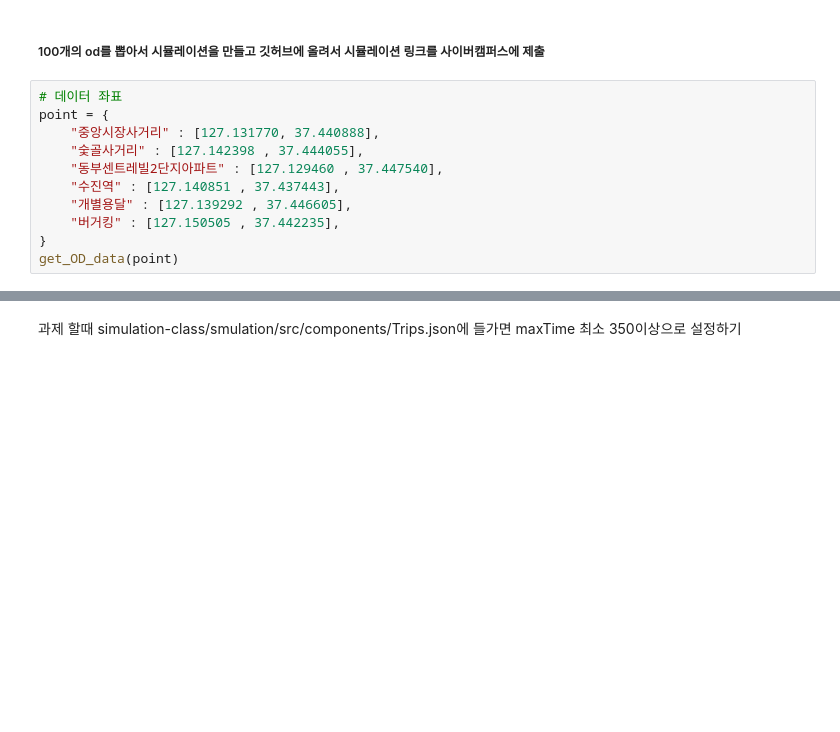
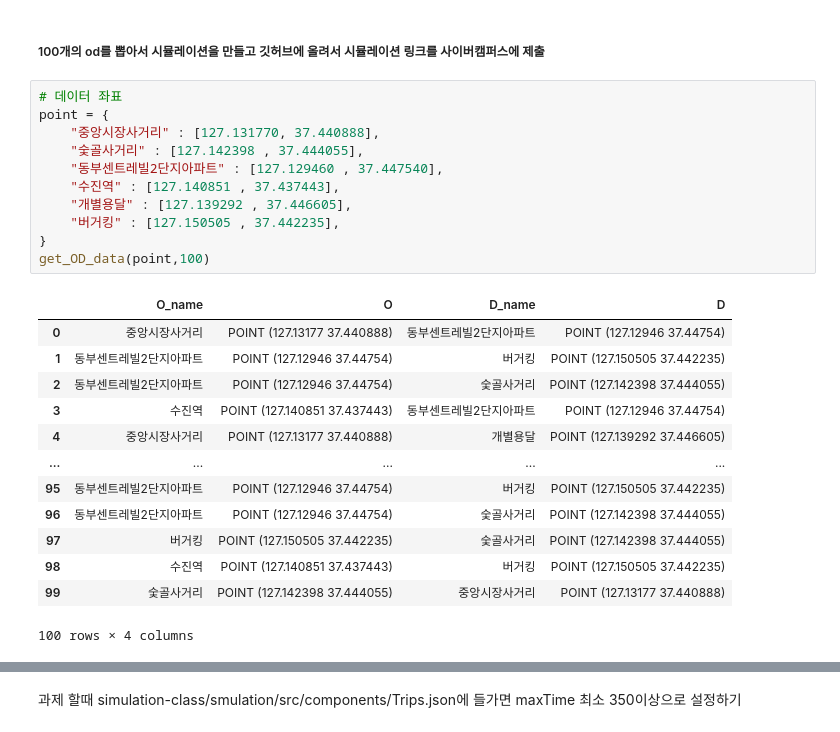
Before and after one commit to tangrim/assignment, a Jupyter notebook: code/simulation.ipynb, the cells around one changed output, grey strips where cells are left out. Saved outputs shown, nothing was run; the diff lists cells and outputs as text; blank space fills up the shorter version.

```diff
--- a/code/simulation.ipynb
+++ b/code/simulation.ipynb
@@ -273,14 +320,28 @@ with open(os.path.join(path + 'trips.json'), 'w', encoding='utf-8') as file:
 # %%
 # 데이터 좌표
 point = {
     "중앙시장사거리" : [127.131770, 37.440888],
     "숯골사거리" : [127.142398 , 37.444055],
     "동부센트레빌2단지아파트" : [127.129460 , 37.447540],
     "수진역" : [127.140851 , 37.437443],
     "개별용달" : [127.139292 , 37.446605],
     "버거킹" : [127.150505 , 37.442235],
 }
-get_OD_data(point)
+get_OD_data(point,100)
+# %% [output]
+|  | O_name | O | D_name | D |
+| 0 | 중앙시장사거리 | POINT (127.13177 37.440888) | 동부센트레빌2단지아파트 | POINT (127.12946 37.44754) |
+| 1 | 동부센트레빌2단지아파트 | POINT (127.12946 37.44754) | 버거킹 | POINT (127.150505 37.442235) |
+| 2 | 동부센트레빌2단지아파트 | POINT (127.12946 37.44754) | 숯골사거리 | POINT (127.142398 37.444055) |
+| 3 | 수진역 | POINT (127.140851 37.437443) | 동부센트레빌2단지아파트 | POINT (127.12946 37.44754) |
+| 4 | 중앙시장사거리 | POINT (127.13177 37.440888) | 개별용달 | POINT (127.139292 37.446605) |
+| ... | ... | ... | ... | ... |
+| 95 | 동부센트레빌2단지아파트 | POINT (127.12946 37.44754) | 버거킹 | POINT (127.150505 37.442235) |
+| 96 | 동부센트레빌2단지아파트 | POINT (127.12946 37.44754) | 숯골사거리 | POINT (127.142398 37.444055) |
+| 97 | 버거킹 | POINT (127.150505 37.442235) | 숯골사거리 | POINT (127.142398 37.444055) |
+| 98 | 수진역 | POINT (127.140851 37.437443) | 버거킹 | POINT (127.150505 37.442235) |
+| 99 | 숯골사거리 | POINT (127.142398 37.444055) | 중앙시장사거리 | POINT (127.13177 37.440888) |
+100 rows × 4 columns
 # %% [markdown]
 ![image.png](attachment:image.png)
 # %% [markdown]
```
Also changed, not shown: parts of 4 cells of this notebook, 1 other file.
